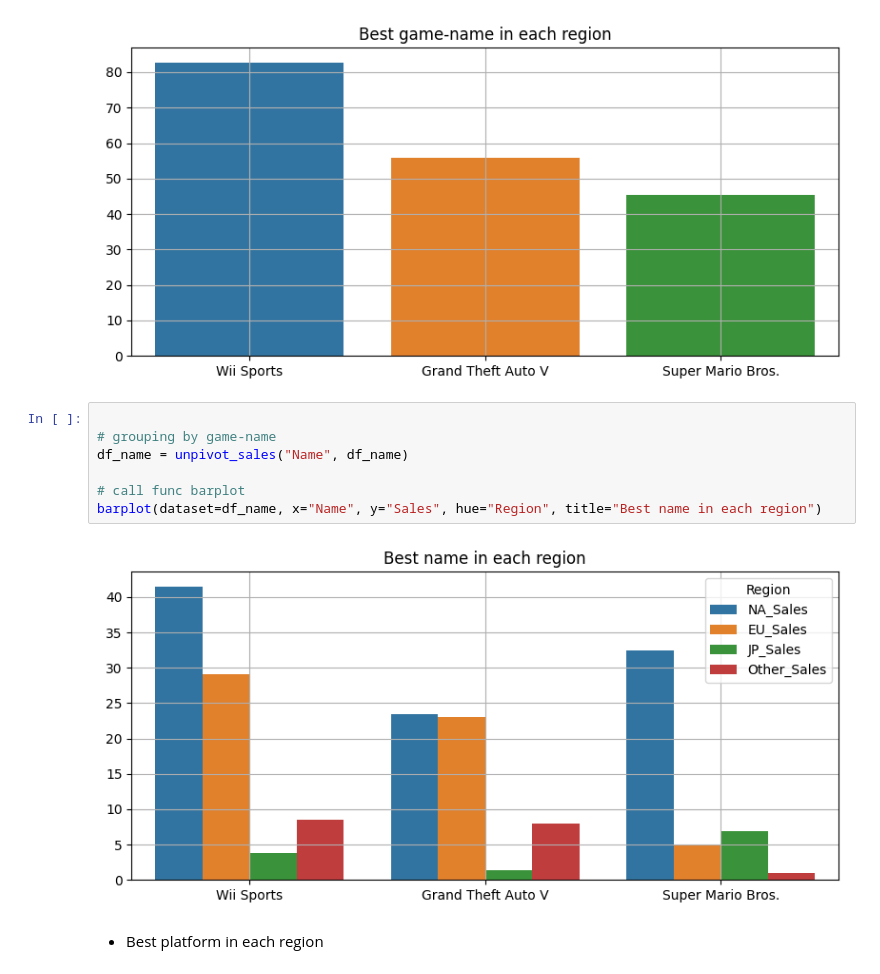
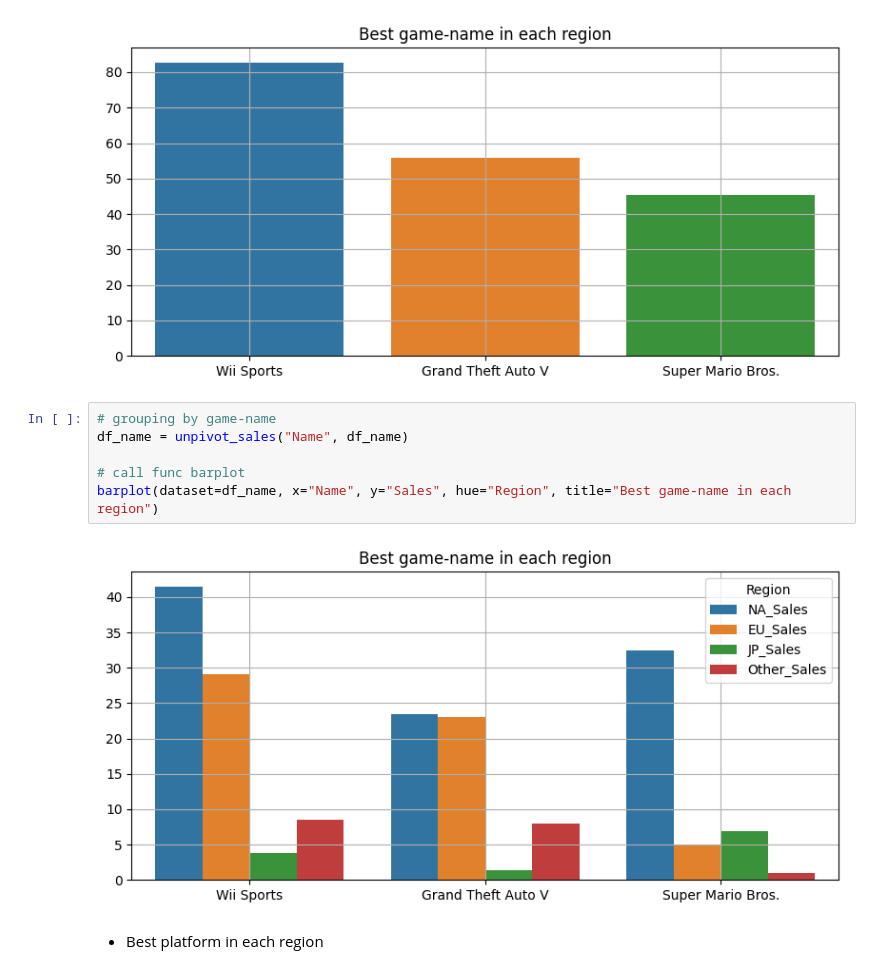
Before and after one commit to kusin/dashboard-streamlit, a Jupyter notebook: streamlit-video-games/home.ipynb, the cells around one changed output. Cells and saved outputs as stored; diff of their text form.

```diff
--- a/streamlit-video-games/home.ipynb
+++ b/streamlit-video-games/home.ipynb
@@ -107,14 +105,13 @@ barplot(dataset=df_name, x="Name", y="Global_Sales", hue="Name", title="Best gam
 # %% [output]
 [figure]
 # %%
-
 # grouping by game-name
 df_name = unpivot_sales("Name", df_name)
 
 # call func barplot
-barplot(dataset=df_name, x="Name", y="Sales", hue="Region", title="Best name in each region")
+barplot(dataset=df_name, x="Name", y="Sales", hue="Region", title="Best game-name in each region")
 # %% [output]
-[figure, old version]
+[figure, new version]
 # %% [markdown]
 - Best platform in each region
 # %%
```
Also changed, not shown: parts of 2 cells of this notebook, 5 other files.
